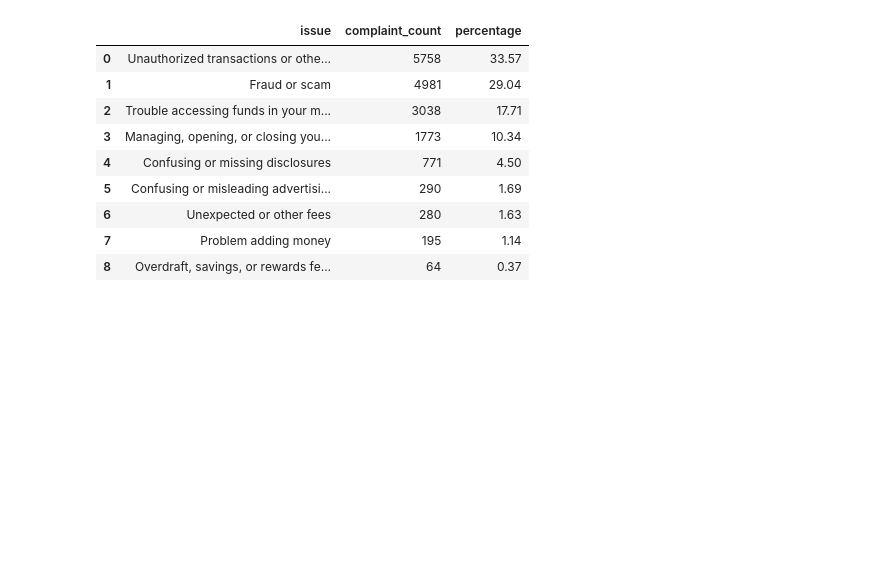
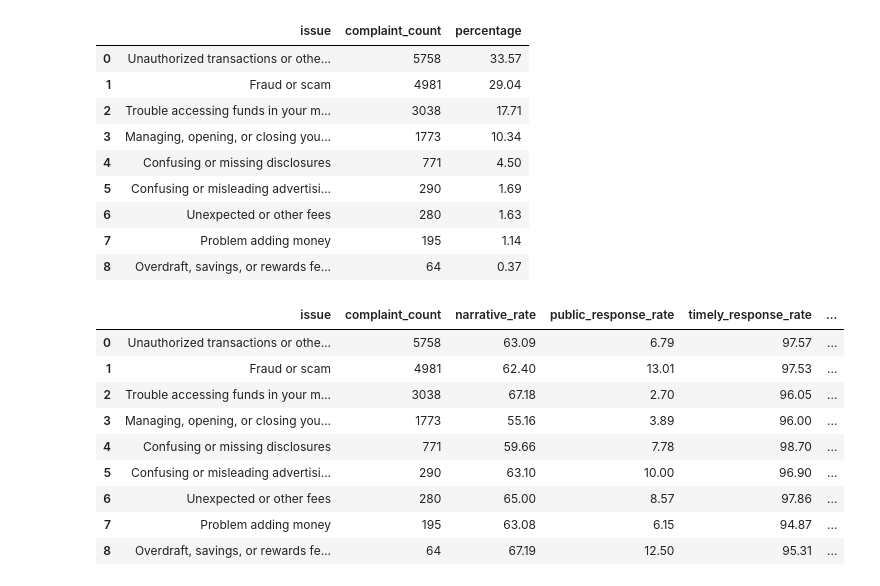
Before and after one commit to johnxavier10k/fintech-complaints-product-analysis, a Jupyter notebook: notebooks/01_data_validation.ipynb, the cells around one changed output. Saved outputs shown, nothing was run; the diff lists cells and outputs as text; code cells hidden in the pictures; blank space fills up the shorter version.

Commit message:
Add wallet safety complaint segmentation

```diff
--- a/notebooks/01_data_validation.ipynb
+++ b/notebooks/01_data_validation.ipynb
@@ -386,3 +386,42 @@ Mobile/digital wallet complaints: 17150
 | 6 | Unexpected or other fees | 280 | 1.63 |
 | 7 | Problem adding money | 195 | 1.14 |
 | 8 | Overdraft, savings, or rewards fe... | 64 | 0.37 |
+# %%
+wallet_issue_metrics = (
+    wallet_df.groupby("issue")
+    .agg(
+        complaint_count=("complaint_id", "count"),
+        narrative_rate=("has_narrative", "mean"),
+        public_response_rate=("has_public_response", "mean"),
+        timely_response_rate=("is_timely", "mean"),
+        median_routing_hours=("routing_delay_hours", "median")
+    )
+    .sort_values("complaint_count", ascending=False)
+    .reset_index()
+)
+
+for column in [
+    "narrative_rate",
+    "public_response_rate",
+    "timely_response_rate"
+]:
+    wallet_issue_metrics[column] = (
+        wallet_issue_metrics[column] * 100
+    ).round(2)
+
+wallet_issue_metrics["median_routing_hours"] = (
+    wallet_issue_metrics["median_routing_hours"].round(2)
+)
+
+wallet_issue_metrics
+# %% [output]
+|  | issue | complaint_count | narrative_rate | public_response_rate | timely_response_rate | ... |
+| 0 | Unauthorized transactions or othe... | 5758 | 63.09 | 6.79 | 97.57 | ... |
+| 1 | Fraud or scam | 4981 | 62.40 | 13.01 | 97.53 | ... |
+| 2 | Trouble accessing funds in your m... | 3038 | 67.18 | 2.70 | 96.05 | ... |
+| 3 | Managing, opening, or closing you... | 1773 | 55.16 | 3.89 | 96.00 | ... |
+| 4 | Confusing or missing disclosures | 771 | 59.66 | 7.78 | 98.70 | ... |
+| 5 | Confusing or misleading advertisi... | 290 | 63.10 | 10.00 | 96.90 | ... |
+| 6 | Unexpected or other fees | 280 | 65.00 | 8.57 | 97.86 | ... |
+| 7 | Problem adding money | 195 | 63.08 | 6.15 | 94.87 | ... |
+| 8 | Overdraft, savings, or rewards fe... | 64 | 67.19 | 12.50 | 95.31 | ... |
```
Also changed, not shown: parts of 2 cells of this notebook.
